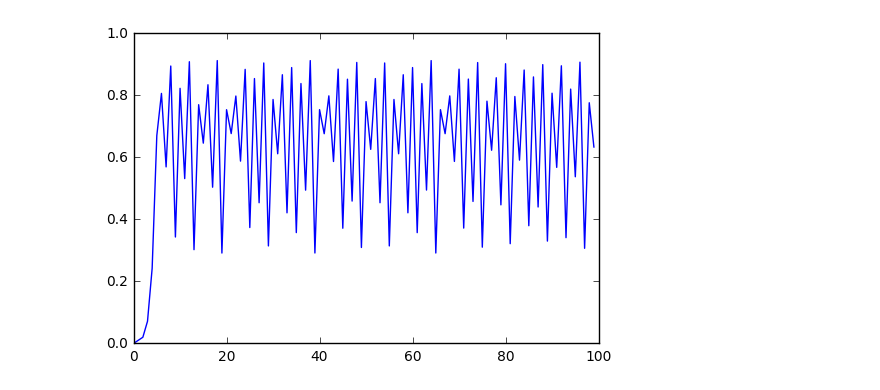
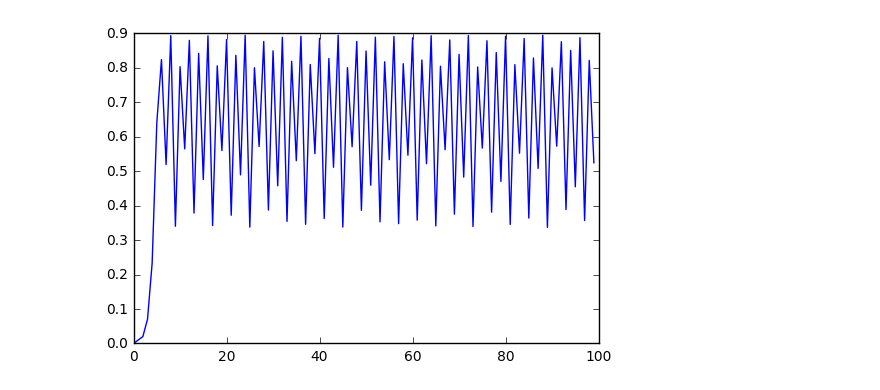
Before and after one commit to rgarcia-herrera/sistemas-dinamicos, a Jupyter notebook: estabilidad.ipynb, the cells around one changed output. Cells and saved outputs as stored; diff of their text form; code cells hidden in the pictures.

```diff
--- a/estabilidad.ipynb
+++ b/estabilidad.ipynb
@@ -10,17 +10,17 @@ import matplotlib.pyplot as plt
 %matplotlib inline
 # %%
 # acá lambda=3.65 que es un lugar crítico en la frontera del Caos!
-# pero: probado 3.1 y 3.3
+# pero: probad 3.1 y 3.3
 def f(x):
-    return 3.65*(1-x)*x
+    return 3.58*(1-x)*x
 
 x = np.arange(0,1,0.01)
 
 for t in range(2,len(x)-1):
     x[t+1] = f(x[t])
 
 figura = plt.plot(  x )
 #fig1 = plt.plot([x[t] for t in range(999)], [x[t+1] for t in range(999)])
 # fig2 = plt.plot(f(x), f(f(x)))
 # %% [output]
-[figure, old version]
+[figure, new version]
```
Also changed, not shown: parts of 5 cells of this notebook.
